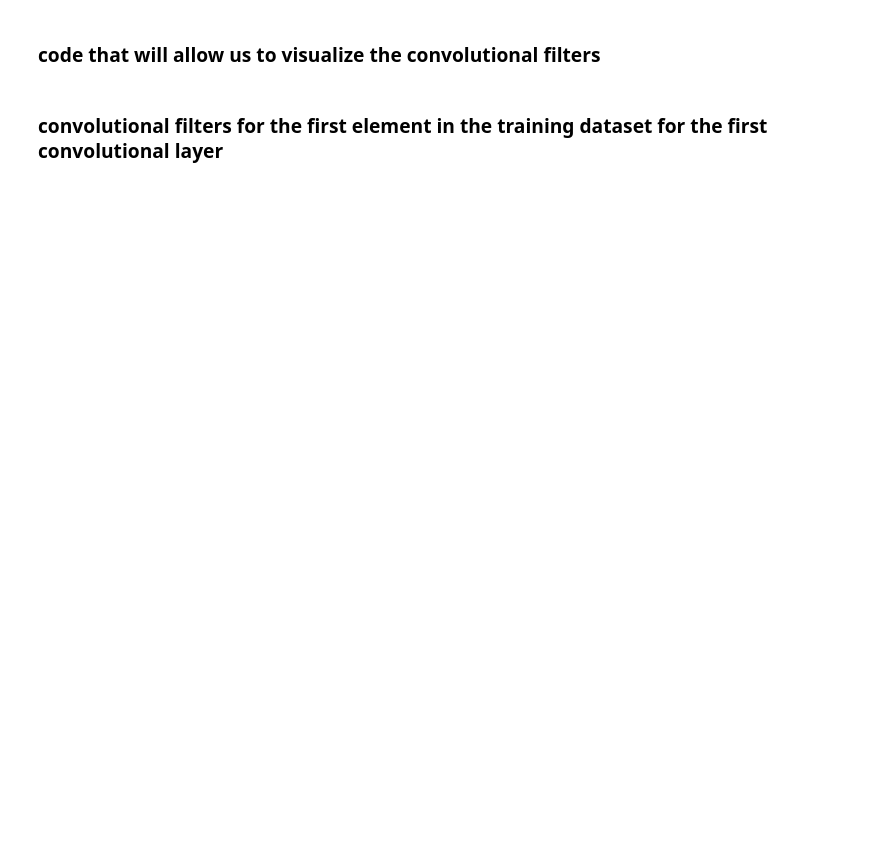
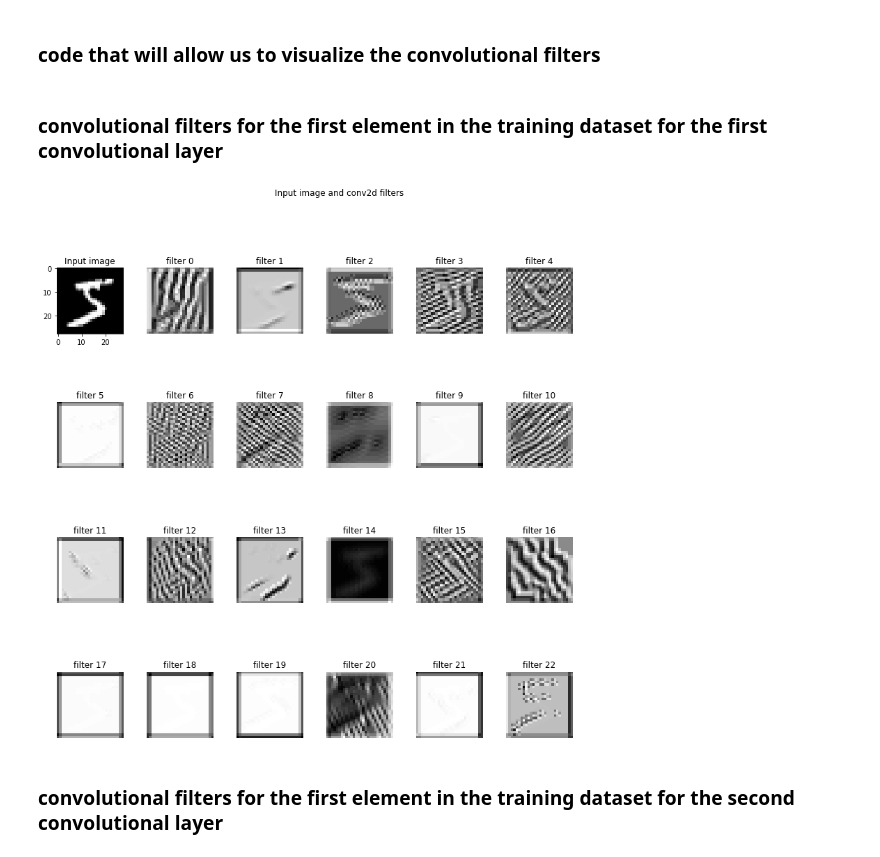
Before and after one commit to patrickcgray/deep_learning_ecology, a Jupyter notebook: basic_cnn_minst.ipynb, the cells around one changed output. Cells and saved outputs as stored; diff of their text form; code cells hidden in the pictures; blank space fills up the shorter version.

```diff
--- a/basic_cnn_minst.ipynb
+++ b/basic_cnn_minst.ipynb
@@ -180,5 +232,11 @@ def vis_img_in_filter(img = np.array(x_train[0]).reshape((1, 28, 28, 1)).astype(
     #plt.axis('off')
 # %% [markdown]
 ### convolutional filters for the first element in the training dataset for the first convolutional layer
+# %%
+vis_img_in_filter(img = np.array(x_train[0]).reshape((1, 28, 28, 1)).astype(np.float64), layer_name = 'conv2d')
+# %% [output]
+[figure, added]
+# %% [markdown]
+### convolutional filters for the first element in the training dataset for the second convolutional layer
 # %%
 vis_img_in_filter(img = np.array(x_train[0]).reshape((1, 28, 28, 1)).astype(np.float64), layer_name = 'conv2d_1')
```
Also changed, not shown: parts of 10 cells of this notebook.
